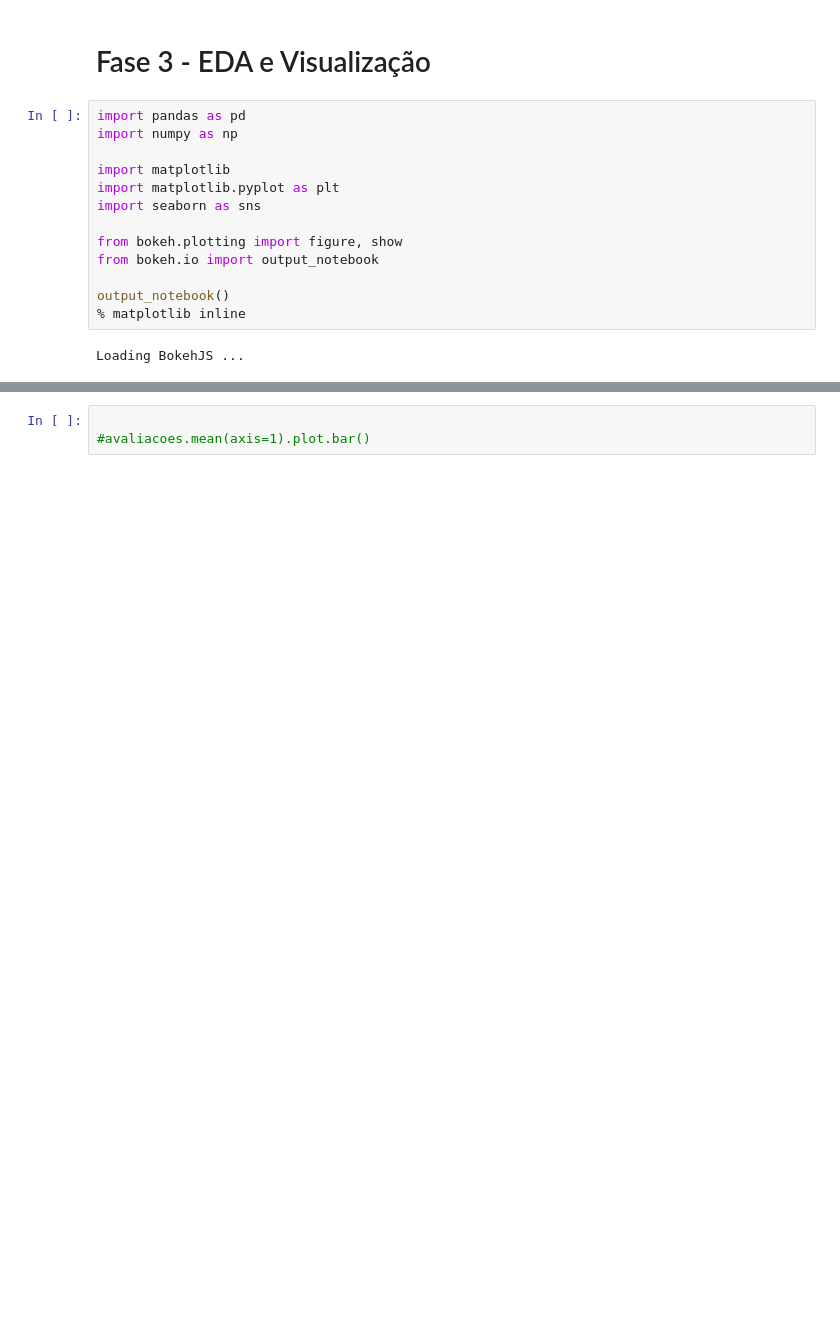
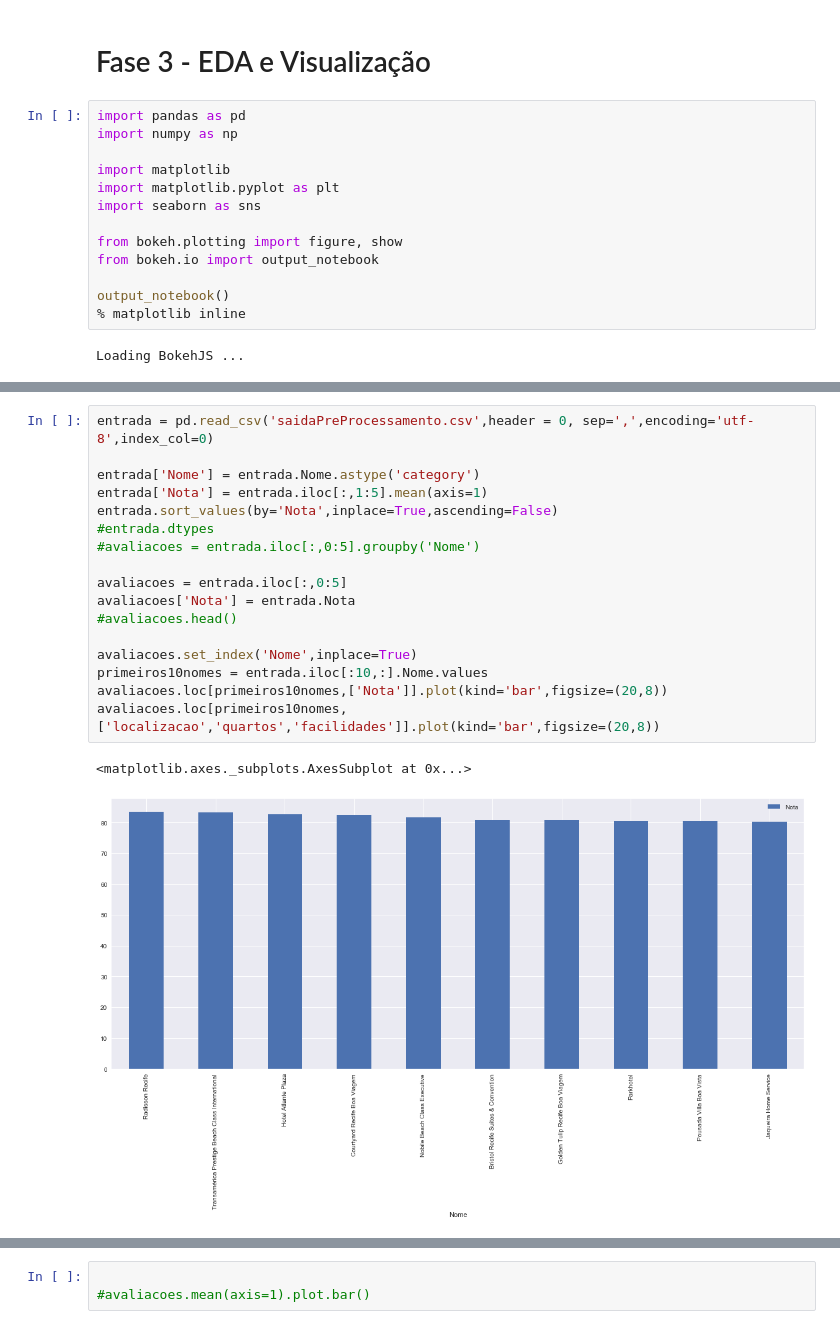
Before and after one commit to if1015-datascience-ufpe/projeto-2017-1-os3dosdados, a Jupyter notebook: Fase 3 - EDA e Visualização.ipynb, the cells around one changed output, grey strips where cells are left out. Drawn from its saved outputs; the diff is of its cells as text; blank space fills up the shorter version.

```diff
--- a/Fase 3 - EDA e Visualização.ipynb
+++ b/Fase 3 - EDA e Visualização.ipynb
@@ -34,0 +18,20 @@ dtf.head()
+# %%
+entrada = pd.read_csv('saidaPreProcessamento.csv',header = 0, sep=',',encoding='utf-8',index_col=0)
+
+entrada['Nome'] = entrada.Nome.astype('category')
+entrada['Nota'] = entrada.iloc[:,1:5].mean(axis=1)
+entrada.sort_values(by='Nota',inplace=True,ascending=False)
+#entrada.dtypes
+#avaliacoes = entrada.iloc[:,0:5].groupby('Nome')
+
+avaliacoes = entrada.iloc[:,0:5]
+avaliacoes['Nota'] = entrada.Nota
+#avaliacoes.head()
+
+avaliacoes.set_index('Nome',inplace=True)
+primeiros10nomes = entrada.iloc[:10,:].Nome.values
+avaliacoes.loc[primeiros10nomes,['Nota']].plot(kind='bar',figsize=(20,8))
+avaliacoes.loc[primeiros10nomes,['localizacao','quartos','facilidades']].plot(kind='bar',figsize=(20,8))
+# %% [output]
+<matplotlib.axes._subplots.AxesSubplot at 0x...>
+[figure, added]
```
Also changed, not shown: parts of 2 cells of this notebook, 1 other file.
